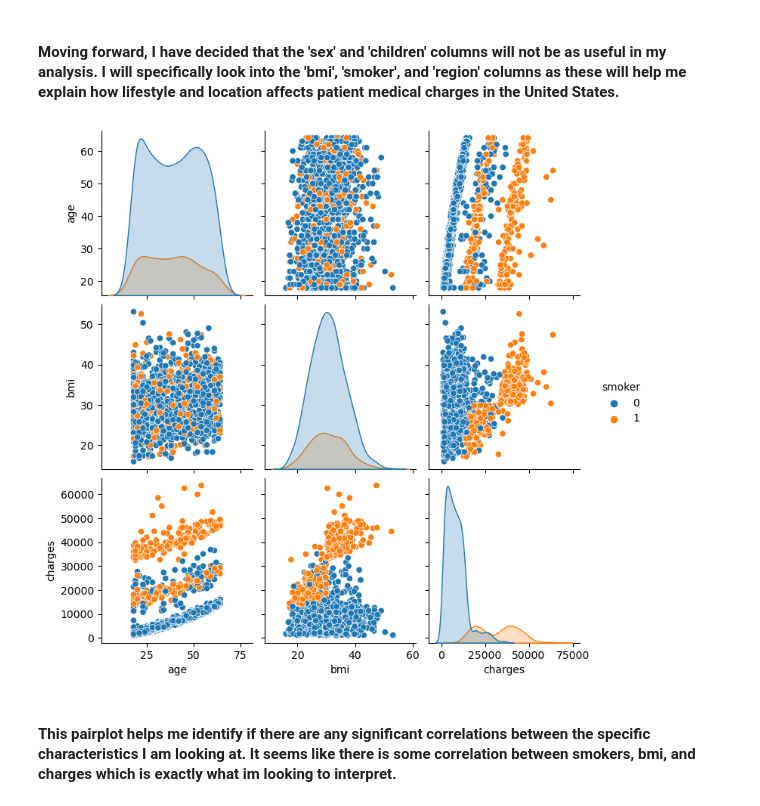
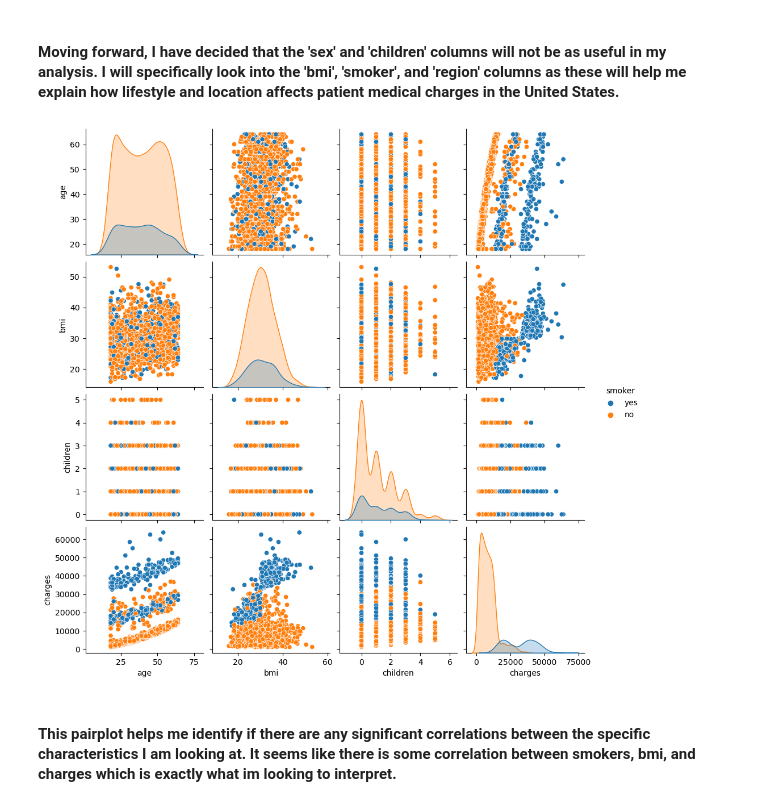
Before and after one commit to ubco-W2022T1-cosc301/project-group44, a Jupyter notebook: notebooks/analysis1.ipynb, the cells around one changed output. Saved outputs shown, nothing was run; the diff lists cells and outputs as text; code cells hidden in the pictures.

```diff
--- a/notebooks/analysis1.ipynb
+++ b/notebooks/analysis1.ipynb
@@ -97,10 +97,10 @@ dtype: int64
 # %% [markdown]
 #### Moving forward, I have decided that the 'sex' and 'children' columns will not be as useful in my analysis. I will specifically look into the 'bmi', 'smoker', and 'region' columns as these will help me explain how lifestyle and location affects patient medical charges in the United States.
 # %%
-sns.pairplot(df_clean, hue ='smoker')
+sns.pairplot(data_raw, hue ='smoker')
 plt.show()
 # %% [output]
-[figure, old version]
+[figure, new version]
 # %% [markdown]
 #### This pairplot helps me identify if there are any significant correlations between the specific characteristics I am looking at. It seems like there is some correlation between smokers, bmi, and charges which is exactly what im looking to interpret.
 # %%
```
Also changed, not shown: parts of 6 cells of this notebook.
